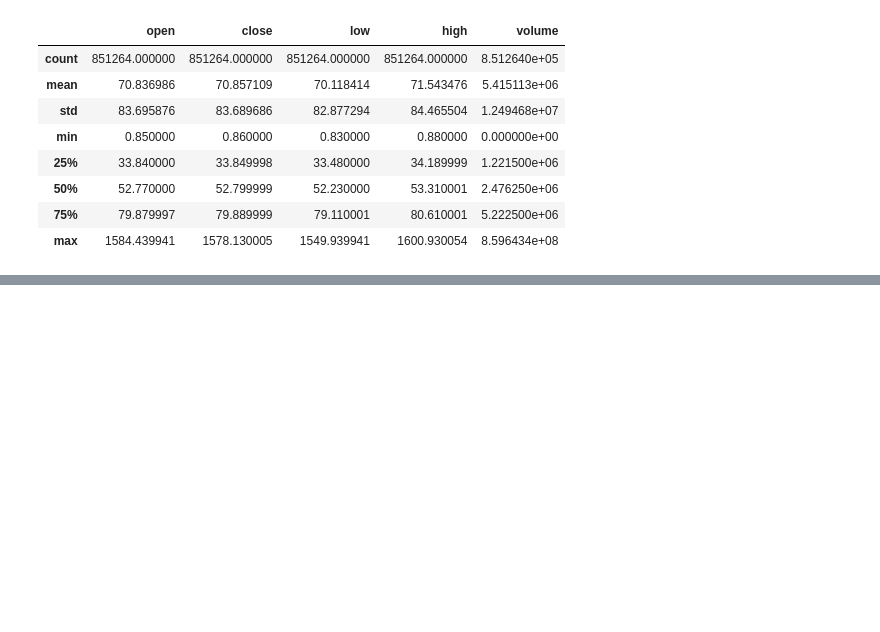
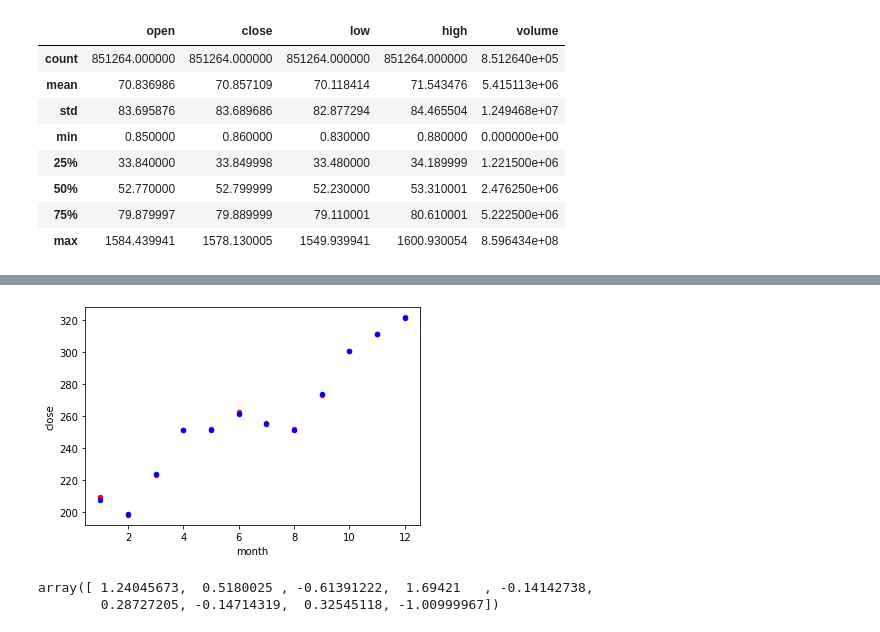
Before and after one commit to will-ing/linear-regres, a Jupyter notebook: regression.ipynb, the cells around one changed output, grey strips where cells are left out. Drawn from its saved outputs; the diff is of its cells as text; code cells hidden in the pictures; blank space fills up the shorter version.

Commit message:
added branch and plot points

```diff
--- a/regression.ipynb
+++ b/regression.ipynb
@@ -63,0 +36,12 @@ AAPL
+# %%
+
+sybl = stx.loc[stx["symbol"] == 'AAPL']
+sybl["year"] = pd.DatetimeIndex(sybl["date"]).year
+sybl["month"] = pd.DatetimeIndex(sybl["date"]).month
+sybl["month_two"] = pd.DatetimeIndex(sybl["date"]).month
+sybl["day"] = pd.DatetimeIndex(sybl["date"]).day
+sybl["diff"] = sybl["open"]-sybl["close"]
+sybl = sybl.loc[sybl["year"] == 2010]
+sybl_year = sybl[["month_two", "month", "open", "close", "diff"]].groupby(["month_two"]).mean()
+
+sybl_year
@@ -63,0 +63,16 @@ AAPL
+# %%
+ax = plt.gca()
+sybl_year.plot(kind='scatter',x='month',y='open',color='red', ax=ax)
+sybl_year.plot(kind='scatter',x='month',y='close',color='blue', ax=ax)
+plt.show()
+# %% [output]
+[figure, added]
+# %%
+x = sybl_year["month"].values
+y = sybl_year["diff"].values
+
+y_train, y_test = train_test_split(y, train_size=0.8, test_size=0.2, random_state=100)
+y_train
+# %% [output]
+array([ 1.24045673,  0.5180025 , -0.61391222,  1.69421   , -0.14142738,
+        0.28727205, -0.14714319,  0.32545118, -1.00999967])
```
Also changed, not shown: parts of 4 cells of this notebook.
